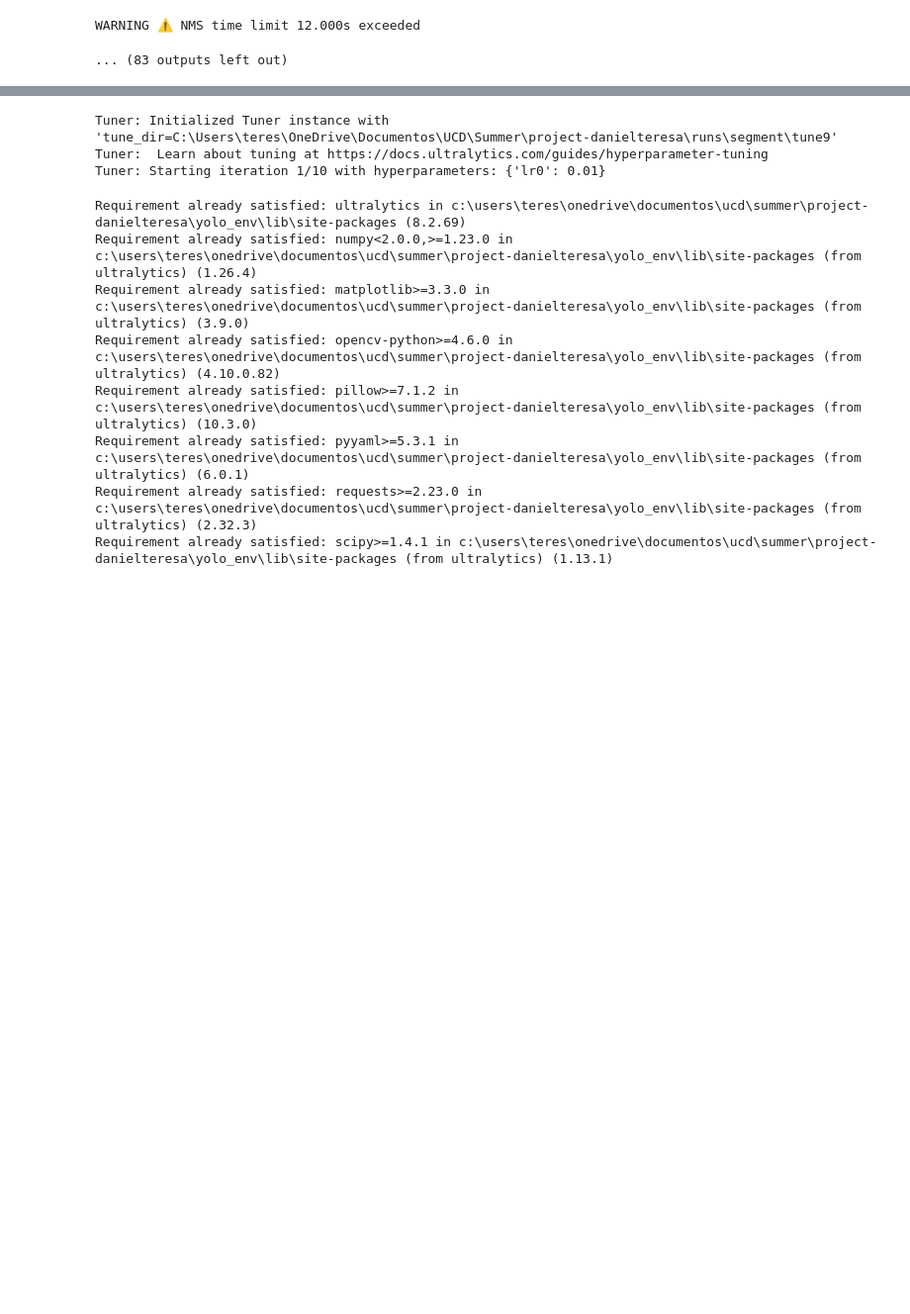
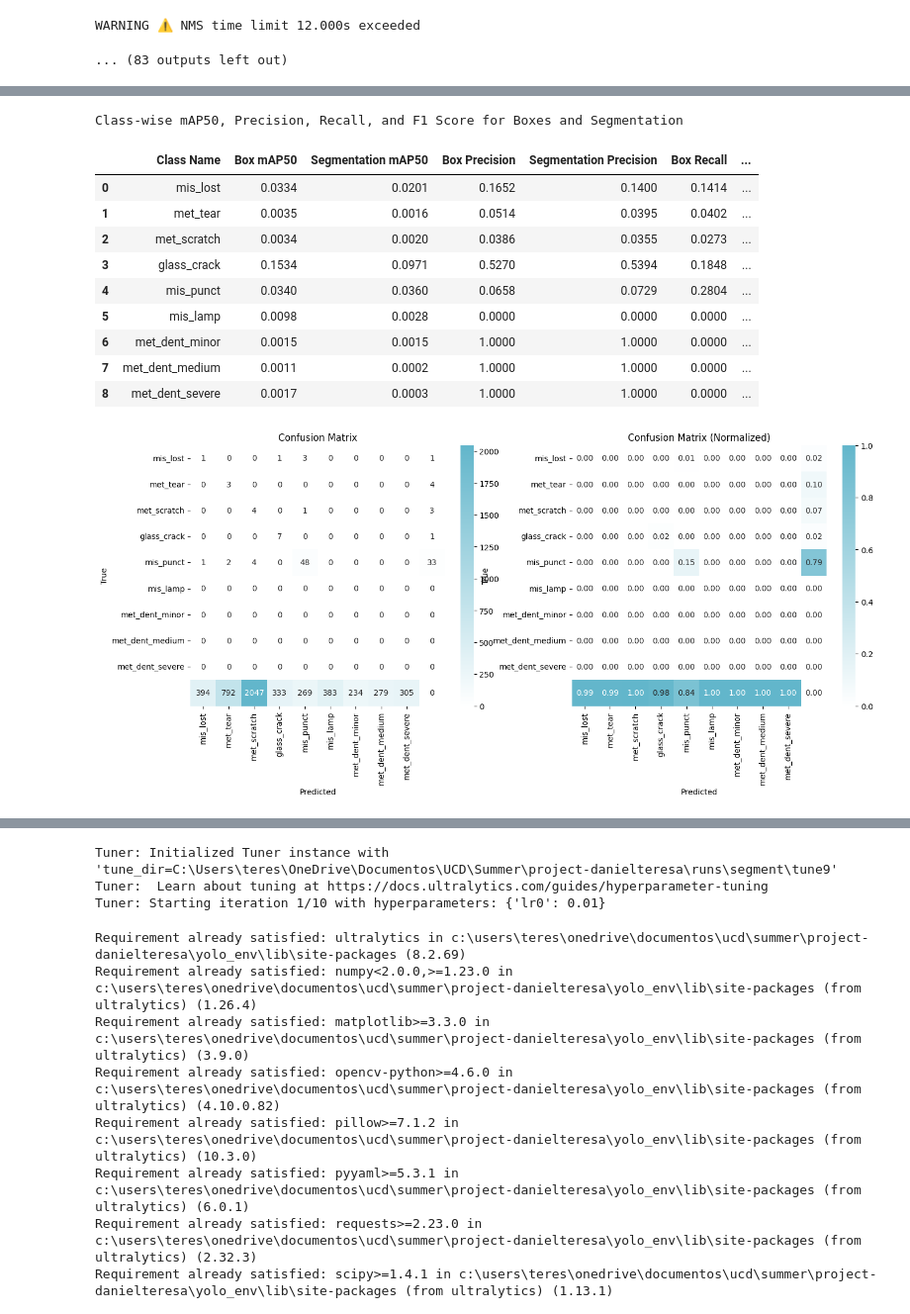
Before and after one commit to ACM40960/project-danielquesada89, a Jupyter notebook: Notebooks/4_yolo_code.ipynb, the cells around one changed output, grey strips where cells are left out. Shown: that part at 99% size. Cells and saved outputs as stored; diff of their text form; code cells hidden in the pictures; blank space fills up the shorter version.

Commit message:
Function to plot metrics

```diff
--- a/Notebooks/4_yolo_code.ipynb
+++ b/Notebooks/4_yolo_code.ipynb
@@ -317,0 +368,4 @@ torch.save(yolo_model.state_dict(), model_path)
+# %%
+# Validation metrics
+yolo_model = YOLO("Models/runs/train/weights/best.pt")
+metrics = yolo_model.val(save_dir = path_yolo)
@@ -317,0 +390,17 @@ torch.save(yolo_model.state_dict(), model_path)
+# %%
+%matplotlib inline
+# Validate the model
+metrics_yolo(model = yolo_model,path_results_yolo = "./Models/runs/train", color1 = color1, color2 = color2)
+# %% [output]
+Class-wise mAP50, Precision, Recall, and F1 Score for Boxes and Segmentation
+|  | Class Name | Box mAP50 | Segmentation mAP50 | Box Precision | Segmentation Precision | Box Recall | ... |
+| 0 | mis_lost | 0.0334 | 0.0201 | 0.1652 | 0.1400 | 0.1414 | ... |
+| 1 | met_tear | 0.0035 | 0.0016 | 0.0514 | 0.0395 | 0.0402 | ... |
+| 2 | met_scratch | 0.0034 | 0.0020 | 0.0386 | 0.0355 | 0.0273 | ... |
+| 3 | glass_crack | 0.1534 | 0.0971 | 0.5270 | 0.5394 | 0.1848 | ... |
+| 4 | mis_punct | 0.0340 | 0.0360 | 0.0658 | 0.0729 | 0.2804 | ... |
+| 5 | mis_lamp | 0.0098 | 0.0028 | 0.0000 | 0.0000 | 0.0000 | ... |
+| 6 | met_dent_minor | 0.0015 | 0.0015 | 1.0000 | 1.0000 | 0.0000 | ... |
+| 7 | met_dent_medium | 0.0011 | 0.0002 | 1.0000 | 1.0000 | 0.0000 | ... |
+| 8 | met_dent_severe | 0.0017 | 0.0003 | 1.0000 | 1.0000 | 0.0000 | ... |
+[figure, added]
```
Also changed, not shown: parts of 7 cells of this notebook, 2 other files.
